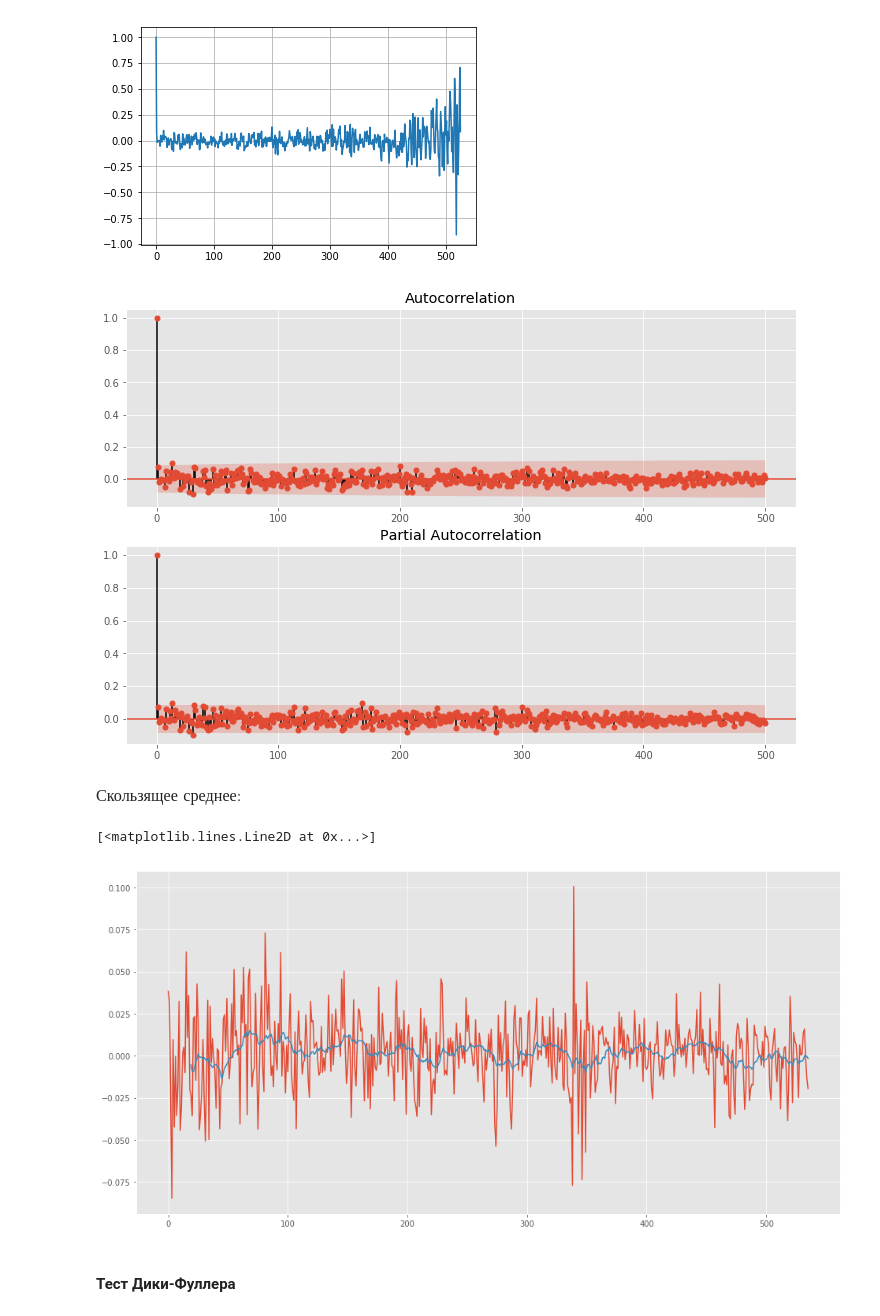
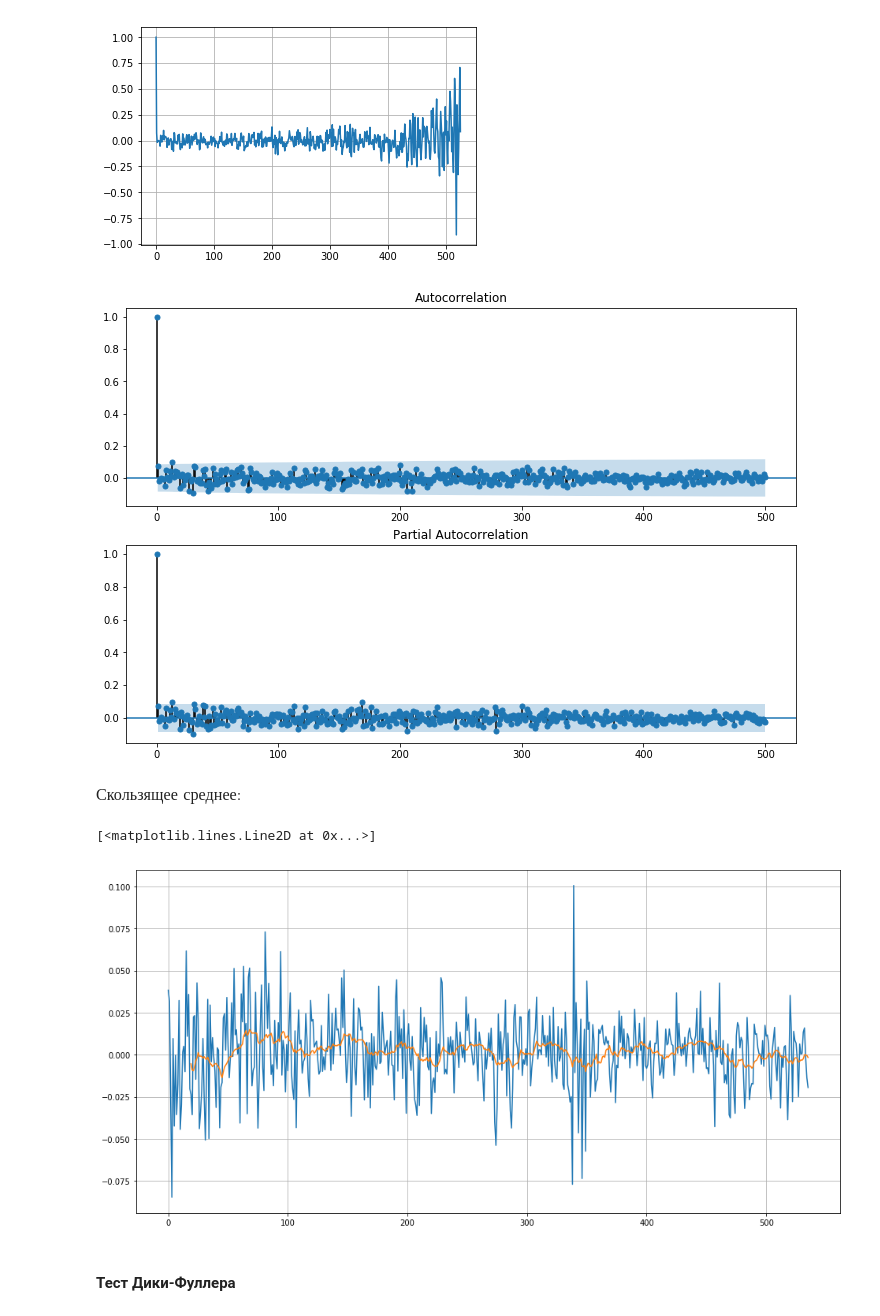
Before and after one commit to et4/stat, a Jupyter notebook: PT 4/main.ipynb, the cells around one changed output. Cells and saved outputs as stored; diff of their text form; code cells hidden in the pictures.

```diff
--- a/PT 4/main.ipynb
+++ b/PT 4/main.ipynb
@@ -65,7 +67,6 @@ plt.grid(True)
 # %%
 import statsmodels.api as sm
 from statsmodels.graphics.api import qqplot
-plt.style.use('ggplot')
 # %%
 ts = data[feature_name]
 # %%
@@ -75,16 +76,17 @@ fig = sm.graphics.tsa.plot_acf(ts, lags = 500, ax = ax1)
 ax2 = fig.add_subplot(212)
 fig = sm.graphics.tsa.plot_pacf(ts, lags = 500, ax = ax2) # в случае частной автокорреляции остальные переменные не влияют
 # %% [output]
-[figure, old version]
+[figure, new version]
 # %% [markdown]
 $\textbf{Скользящее среднее:}$
 # %%
 moving_avg = ts.rolling(window=20,center=False).mean()
 ts.plot(figsize=(16, 8))
+plt.grid()
 plt.plot(moving_avg)
 # %% [output]
 [<matplotlib.lines.Line2D at 0x...>]
-[figure, old version]
+[figure, new version]
 # %% [markdown]
 #### Тест Дики-Фуллера
 # %% [markdown]
```
Also changed, not shown: parts of 69 cells of this notebook.
